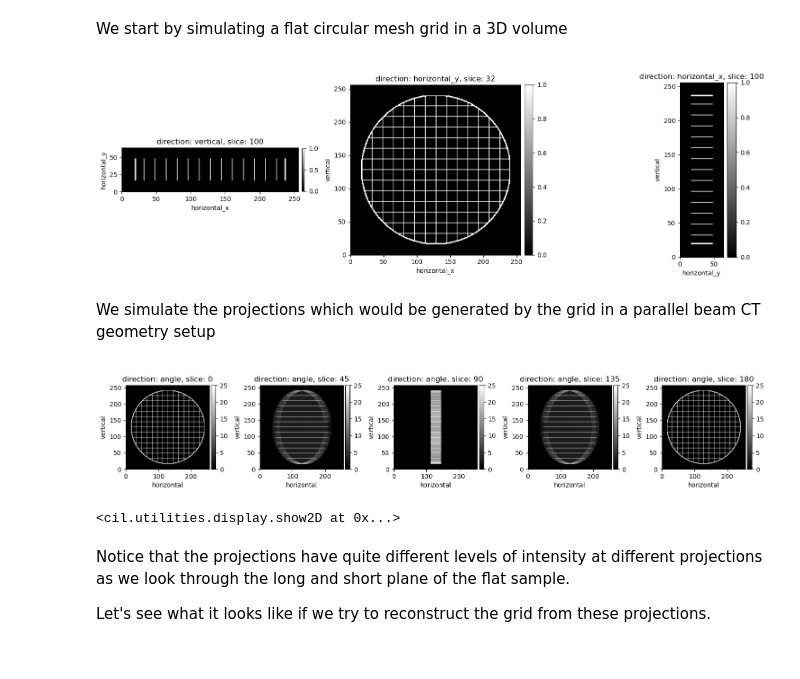
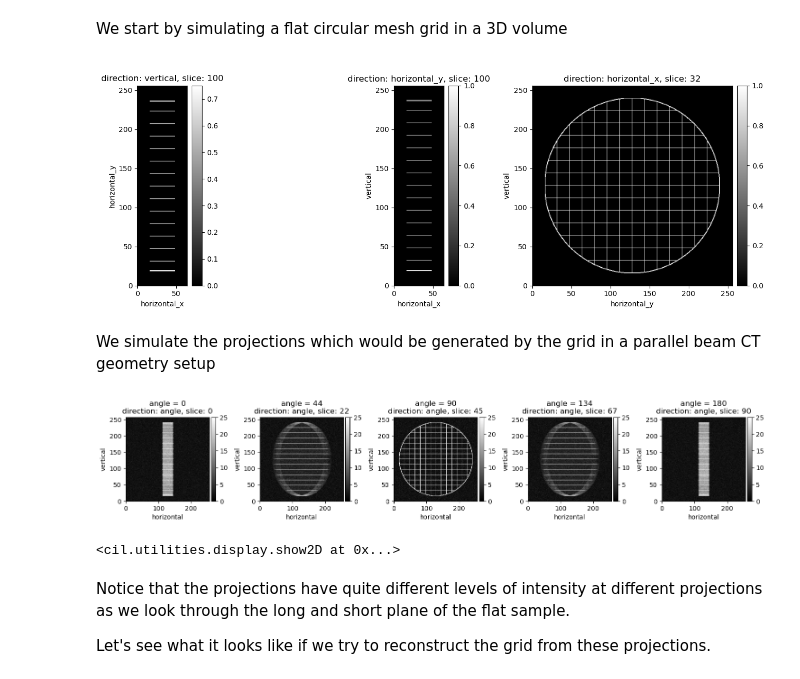
Before and after one commit to TomographicImaging/CCPi-Diamond-Laminography, a Jupyter notebook: laminography_artefacts_grid .ipynb, the cells around one changed output. Drawn from its saved outputs; the diff is of its cells as text; code cells hidden in the pictures.

```diff
--- a/laminography_artefacts_grid .ipynb
+++ b/laminography_artefacts_grid .ipynb
@@ -53,39 +88,39 @@ def create_grid(shape = (256, 64, 256)):
 # %% [markdown]
 We start by simulating a flat circular mesh grid in a 3D volume
 # %%
-# call the create_grid function to get a grid and its image geometry
-grid, ig = create_grid()
+# call the create_grid function to get a grid and set of projections
+grid, proj = create_grid(flip=True)
 
 # then show what the volume looks like from 3 different directions
 ax = show2D(grid,
        slice_list=[
-           (0, 100),
-           (1, grid.shape[1]//2),
-           (2, 100),
+           ('vertical', 100),
+           ('horizontal_y', 100),
+           ('horizontal_x', grid.shape[2]//2),
        ],
        num_cols=3,
        size=(15,5))
 # %% [output]
-[figure, old version]
+[figure, new version]
 # %% [markdown]
 We simulate the projections which would be generated by the grid in a parallel beam CT geometry setup
 # %%
-# first we create an acquisition geometry which will describe the projection data
-ag = AcquisitionGeometry.create_Parallel3D()\
-    .set_angles(np.arange(0,360))\
-    .set_panel([256, 256])
-ag.dimension_labels = ('vertical', 'angle','horizontal')
+ag = proj.geometry
+ig = ag.get_ImageGeometry()
+# then we use a projection operator to simulate the projections
 
-# then we use a projection operator to simulate the projections
-A = ProjectionOperator(ig, ag)
-proj = A.direct(grid)
-ag_slice_list = [('angle', 0),('angle',45), ('angle',90), ('angle',135), ('angle',180)]
+angles_to_show = [0, 45, 90, 135, 180]
+
+ag_slice_list = [('angle', np.argmin(np.abs(ag.angles - a))) for a in angles_to_show]
+titles = [f'angle = {ag.angles[np.argmin(np.abs(ag.angles - a))]:.0f}' for a in angles_to_show]
+
 show2D(proj,
        slice_list = ag_slice_list,
+       title = titles,
        num_cols=5,
        fix_range=(0,25))
 # %% [output]
-[figure, old version]
+[figure, new version]
 <cil.utilities.display.show2D at 0x...>
 # %% [markdown]
 Notice that the projections have quite different levels of intensity at different projections as we look through the long and short plane of the flat sample.
```
Also changed, not shown: parts of 13 cells of this notebook, 10 other files.
